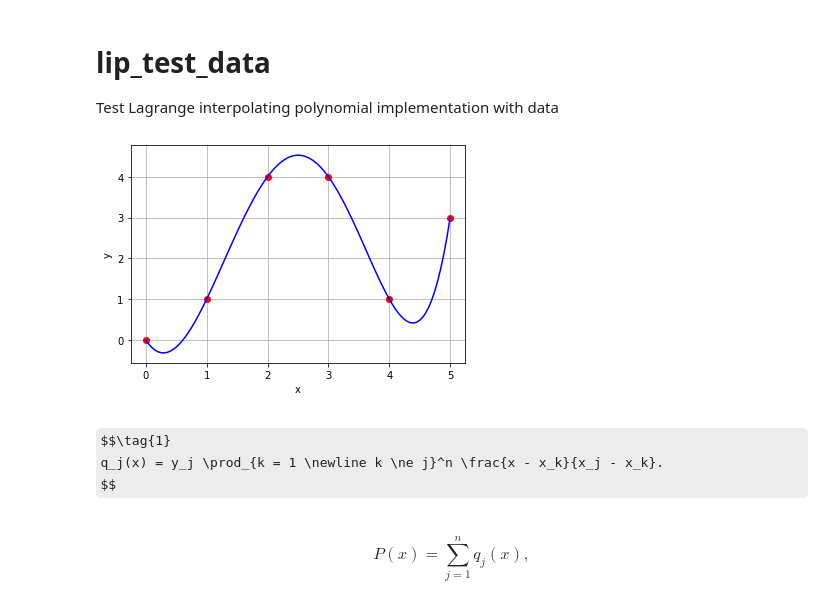
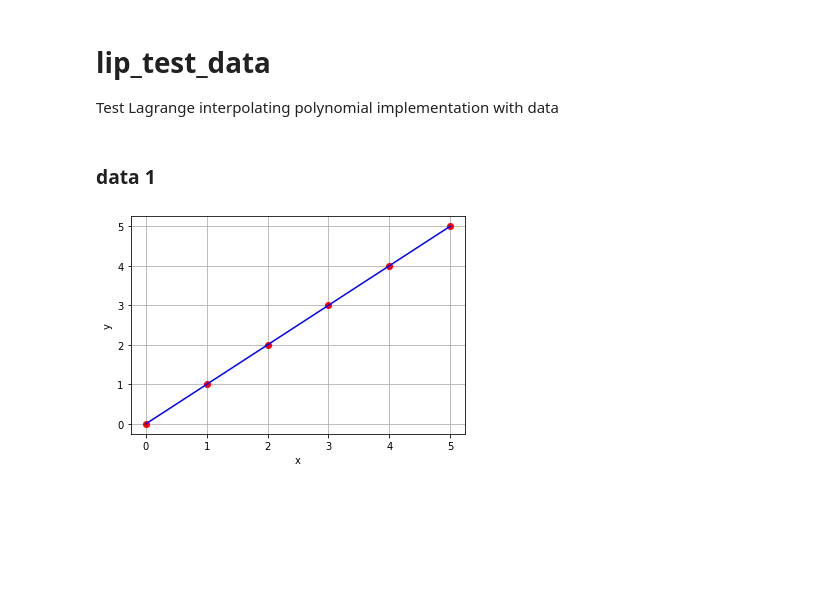
Before and after one commit to dudung/py-jupyter-nb, a Jupyter notebook: src/nummeth/curve_fitting/interpolation/lip_test_data.ipynb, the cells around one changed output. Drawn from its saved outputs; the diff is of its cells as text; code cells hidden in the pictures; some formulas as TeX source; blank space fills up the shorter version.

```diff
--- a/src/nummeth/curve_fitting/interpolation/lip_test_data.ipynb
+++ b/src/nummeth/curve_fitting/interpolation/lip_test_data.ipynb
@@ -6,21 +6,19 @@ Test Lagrange interpolating polynomial implementation with data
 import ipynb.fs.full.lagipoly as lip
 import matplotlib.pyplot as plt
 import numpy as np
+# %% [markdown]
+### data 1
 # %%
 x1 = [0, 1, 2, 3, 4, 5]
-y1 = [0, 1, 4, 4, 1, 3]
+y1 = [0, 1, 2, 3, 4, 5]
 
 x2 = np.linspace(0, 5, 100).tolist()
-y2 = [lip.p(i, x1, y1) for i in x2]
+y2 = lip.lagrange_polynomial(x2, x1, y1)
 
 plt.grid()
 plt.xlabel('x')
 plt.ylabel('y')
 plt.plot(x1, y1, 'ro', x2, y2, 'b-')
 plt.show()
 # %% [output]
-[figure, old version]
+[figure, new version]
-# %% [markdown]
-$$\tag{1}
-q_j(x) = y_j \prod_{k = 1 \newline k \ne j}^n \frac{x - x_k}{x_j - x_k}.
-$$
@@ -36,4 +24,0 @@ def q(j, x, xdata, ydata):
-# %% [markdown]
-$$\tag{2}
-P(x) = \sum_{j = 1}^n q_j(x),
-$$
```
Also changed, not shown: parts of 10 cells of this notebook.
